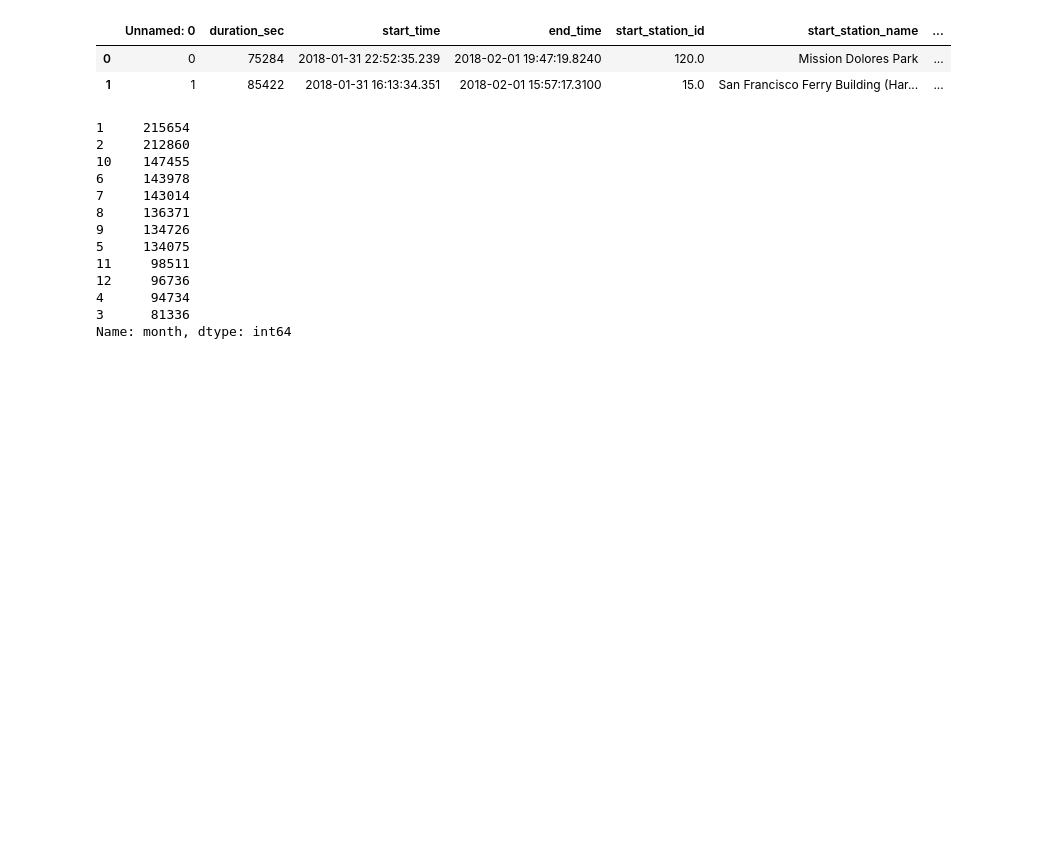
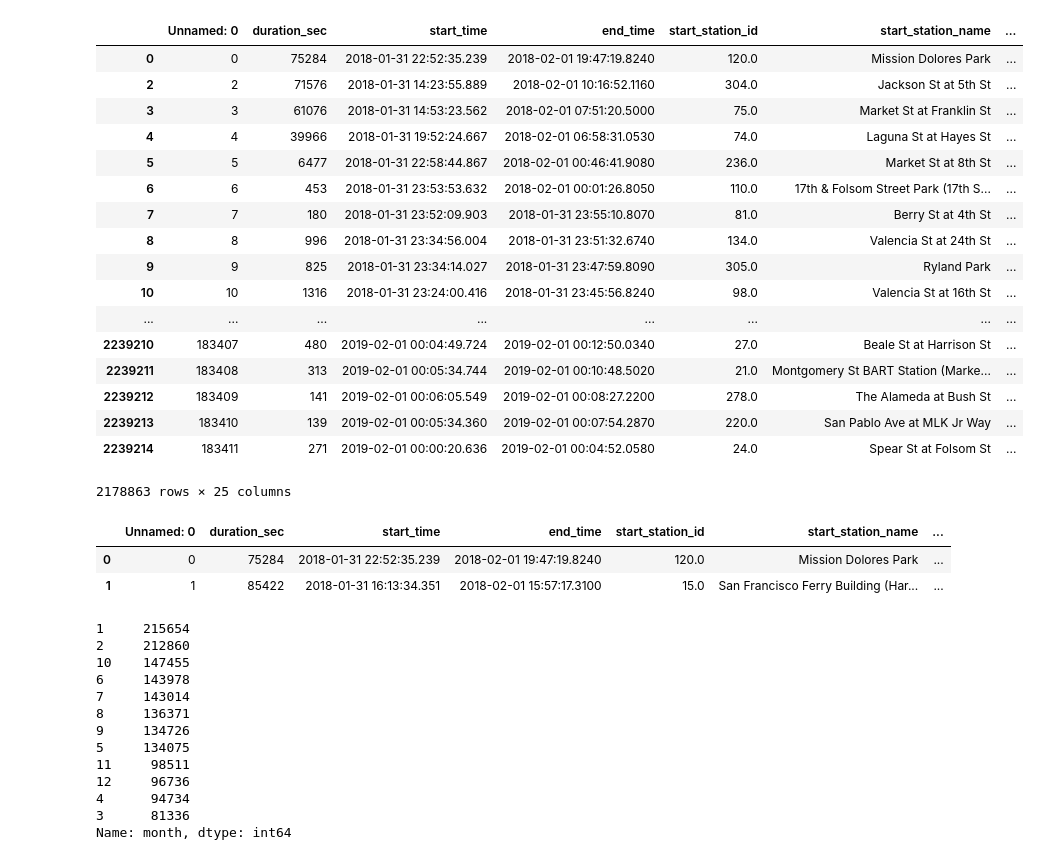
Before and after one commit to david-yang2/Capstone_Project, a Jupyter notebook: Features.ipynb, the cells around one changed output. Cells and saved outputs as stored; diff of their text form; code cells hidden in the pictures; blank space fills up the shorter version.

```diff
--- a/Features.ipynb
+++ b/Features.ipynb
@@ -111 +118,22 @@ def merge_dfs(df1, df2, column = 'date'):
+# %%
+df[df.start_station_id != df.end_station_id]
+# %% [output]
+|  | Unnamed: 0 | duration_sec | start_time | end_time | start_station_id | start_station_name | ... |
+| 0 | 0 | 75284 | 2018-01-31 22:52:35.239 | 2018-02-01 19:47:19.8240 | 120.0 | Mission Dolores Park | ... |
+| 2 | 2 | 71576 | 2018-01-31 14:23:55.889 | 2018-02-01 10:16:52.1160 | 304.0 | Jackson St at 5th St | ... |
+| 3 | 3 | 61076 | 2018-01-31 14:53:23.562 | 2018-02-01 07:51:20.5000 | 75.0 | Market St at Franklin St | ... |
+| 4 | 4 | 39966 | 2018-01-31 19:52:24.667 | 2018-02-01 06:58:31.0530 | 74.0 | Laguna St at Hayes St | ... |
+| 5 | 5 | 6477 | 2018-01-31 22:58:44.867 | 2018-02-01 00:46:41.9080 | 236.0 | Market St at 8th St | ... |
+| 6 | 6 | 453 | 2018-01-31 23:53:53.632 | 2018-02-01 00:01:26.8050 | 110.0 | 17th & Folsom Street Park (17th S... | ... |
+| 7 | 7 | 180 | 2018-01-31 23:52:09.903 | 2018-01-31 23:55:10.8070 | 81.0 | Berry St at 4th St | ... |
+| 8 | 8 | 996 | 2018-01-31 23:34:56.004 | 2018-01-31 23:51:32.6740 | 134.0 | Valencia St at 24th St | ... |
+| 9 | 9 | 825 | 2018-01-31 23:34:14.027 | 2018-01-31 23:47:59.8090 | 305.0 | Ryland Park | ... |
+| 10 | 10 | 1316 | 2018-01-31 23:24:00.416 | 2018-01-31 23:45:56.8240 | 98.0 | Valencia St at 16th St | ... |
+| ... | ... | ... | ... | ... | ... | ... | ... |
+| 2239210 | 183407 | 480 | 2019-02-01 00:04:49.724 | 2019-02-01 00:12:50.0340 | 27.0 | Beale St at Harrison St | ... |
+| 2239211 | 183408 | 313 | 2019-02-01 00:05:34.744 | 2019-02-01 00:10:48.5020 | 21.0 | Montgomery St BART Station (Marke... | ... |
+| 2239212 | 183409 | 141 | 2019-02-01 00:06:05.549 | 2019-02-01 00:08:27.2200 | 278.0 | The Alameda at Bush St | ... |
+| 2239213 | 183410 | 139 | 2019-02-01 00:05:34.360 | 2019-02-01 00:07:54.2870 | 220.0 | San Pablo Ave at MLK Jr Way | ... |
+| 2239214 | 183411 | 271 | 2019-02-01 00:00:20.636 | 2019-02-01 00:04:52.0580 | 24.0 | Spear St at Folsom St | ... |
+2178863 rows × 25 columns
 # %%
```
Also changed, not shown: parts of 4 cells of this notebook, 3 other files.
